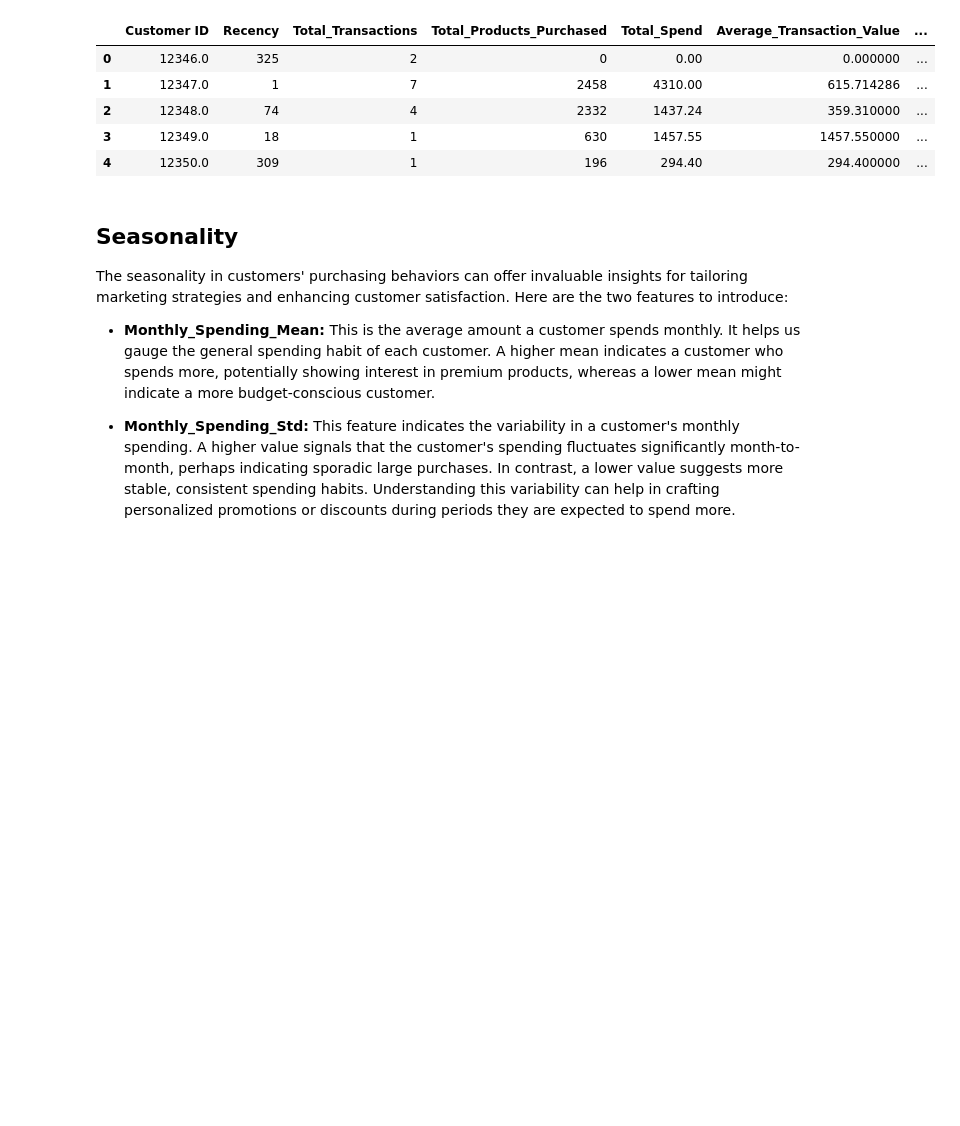
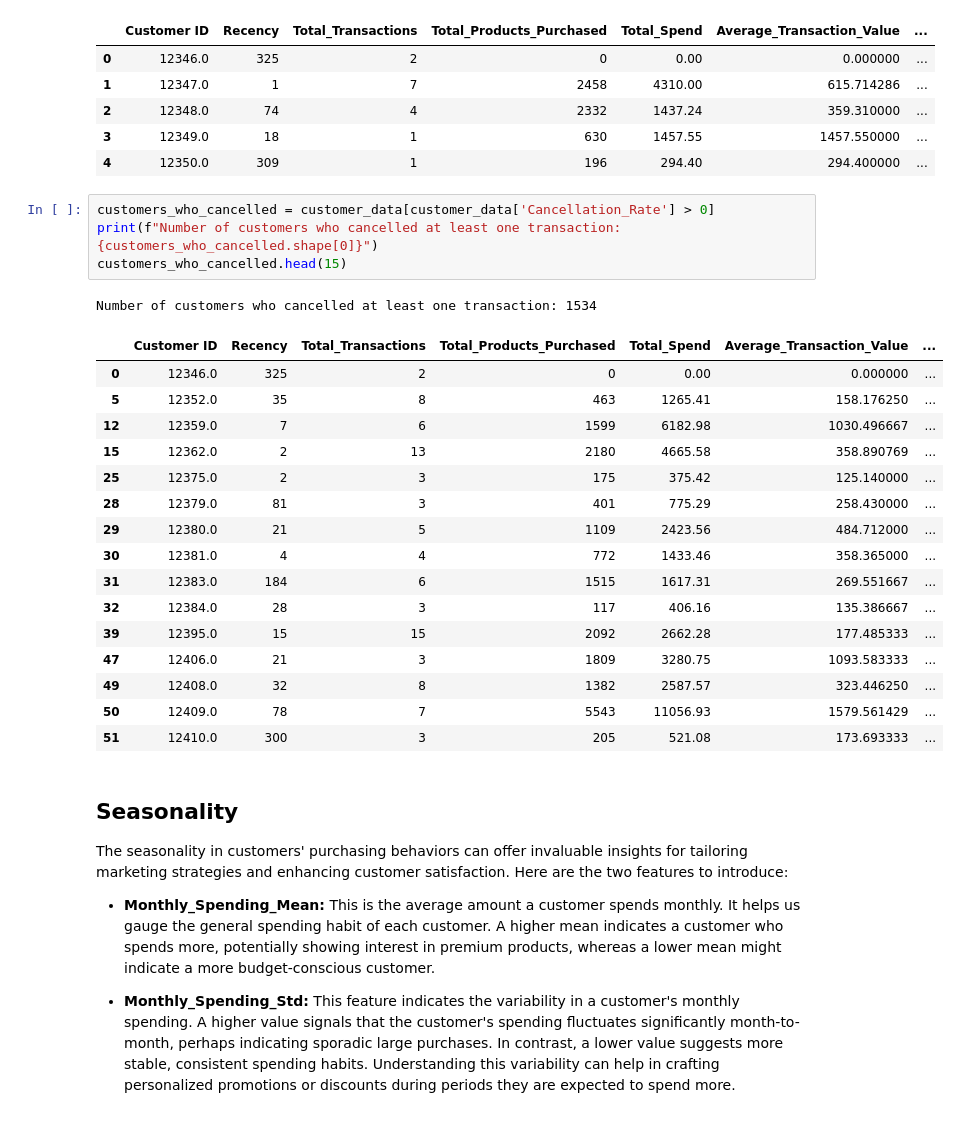
Before and after one commit to EduardoC15/Customer-Segmentation-for-e-commerce, a Jupyter notebook: e-commerce_EDA/e-commerce_RFM_Segmentation.ipynb, the cells around one changed output. Drawn from its saved outputs; the diff is of its cells as text; blank space fills up the shorter version.

```diff
--- a/e-commerce_EDA/e-commerce_RFM_Segmentation.ipynb
+++ b/e-commerce_EDA/e-commerce_RFM_Segmentation.ipynb
@@ -699,6 +699,28 @@ customer_data.head()
 | 2 | 12348.0 | 74 | 4 | 2332 | 1437.24 | 359.310000 | ... |
 | 3 | 12349.0 | 18 | 1 | 630 | 1457.55 | 1457.550000 | ... |
 | 4 | 12350.0 | 309 | 1 | 196 | 294.40 | 294.400000 | ... |
+# %%
+customers_who_cancelled = customer_data[customer_data['Cancellation_Rate'] > 0]
+print(f"Number of customers who cancelled at least one transaction: {customers_who_cancelled.shape[0]}")
+customers_who_cancelled.head(15)
+# %% [output]
+Number of customers who cancelled at least one transaction: 1534
+|  | Customer ID | Recency | Total_Transactions | Total_Products_Purchased | Total_Spend | Average_Transaction_Value | ... |
+| 0 | 12346.0 | 325 | 2 | 0 | 0.00 | 0.000000 | ... |
+| 5 | 12352.0 | 35 | 8 | 463 | 1265.41 | 158.176250 | ... |
+| 12 | 12359.0 | 7 | 6 | 1599 | 6182.98 | 1030.496667 | ... |
+| 15 | 12362.0 | 2 | 13 | 2180 | 4665.58 | 358.890769 | ... |
+| 25 | 12375.0 | 2 | 3 | 175 | 375.42 | 125.140000 | ... |
+| 28 | 12379.0 | 81 | 3 | 401 | 775.29 | 258.430000 | ... |
+| 29 | 12380.0 | 21 | 5 | 1109 | 2423.56 | 484.712000 | ... |
+| 30 | 12381.0 | 4 | 4 | 772 | 1433.46 | 358.365000 | ... |
+| 31 | 12383.0 | 184 | 6 | 1515 | 1617.31 | 269.551667 | ... |
+| 32 | 12384.0 | 28 | 3 | 117 | 406.16 | 135.386667 | ... |
+| 39 | 12395.0 | 15 | 15 | 2092 | 2662.28 | 177.485333 | ... |
+| 47 | 12406.0 | 21 | 3 | 1809 | 3280.75 | 1093.583333 | ... |
+| 49 | 12408.0 | 32 | 8 | 1382 | 2587.57 | 323.446250 | ... |
+| 50 | 12409.0 | 78 | 7 | 5543 | 11056.93 | 1579.561429 | ... |
+| 51 | 12410.0 | 300 | 3 | 205 | 521.08 | 173.693333 | ... |
 # %% [markdown]
 ## Seasonality
 
```
Also changed, not shown: parts of 23 cells of this notebook.
